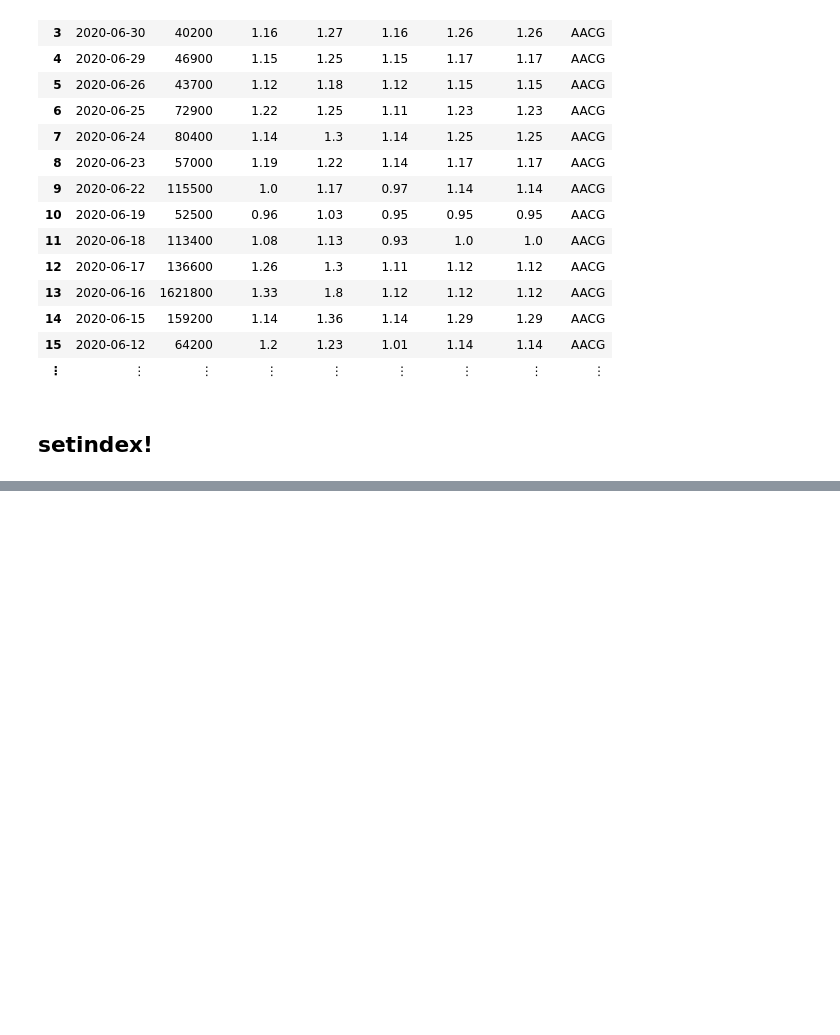
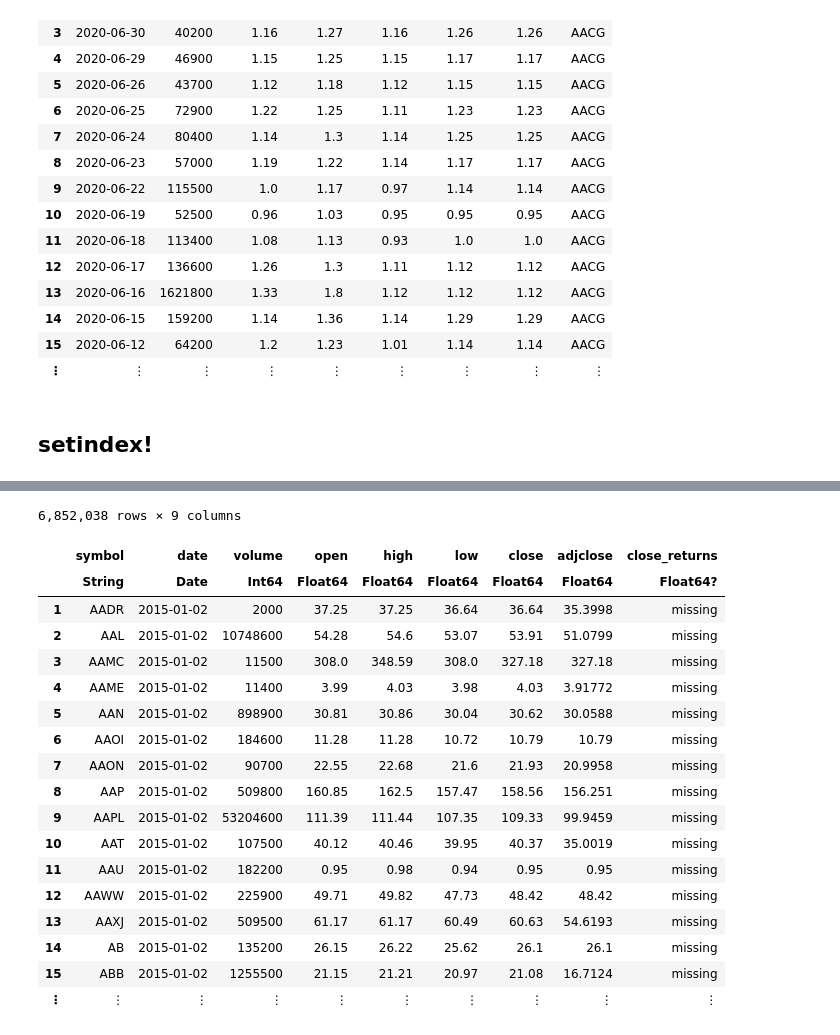
Before and after one commit to bkamins/JuliaCon2020-DataFrames-Tutorial, a Jupyter notebook: indexing_part1_introduction.ipynb, the cells around one changed output, grey strips where cells are left out. Drawn from its saved outputs; the diff is of its cells as text; code cells hidden in the pictures; blank space fills up the shorter version.

```diff
--- a/indexing_part1_introduction.ipynb
+++ b/indexing_part1_introduction.ipynb
@@ -755,0 +786,2 @@ Last Group (333 rows): symbol = "AACG"
+# %%
+x[1, 1:4] = [1 2; 3 4]
@@ -755,0 +801,2 @@ Last Group (333 rows): symbol = "AACG"
+# %%
+x[1:4, 1] = [1 2; 3 4]
@@ -755,0 +889,2 @@ Last Group (333 rows): symbol = "AACG"
+# %%
+df = CSV.File("fh_5yrs.csv") |> DataFrame
@@ -755,0 +1004,2 @@ Last Group (333 rows): symbol = "AACG"
+# %%
+gdf = groupby(df, :symbol)
@@ -755,0 +1047,22 @@ Last Group (333 rows): symbol = "AACG"
+# %%
+transform!(gdf, :close => (x -> log.(x ./ lag(x))) => :close_returns)
+# %% [output]
+6,852,038 rows × 9 columns
+|  | symbol | date | volume | open | high | low | close | adjclose | close_returns |
+|  | String | Date | Int64 | Float64 | Float64 | Float64 | Float64 | Float64 | Float64? |
+| 1 | AADR | 2015-01-02 | 2000 | 37.25 | 37.25 | 36.64 | 36.64 | 35.3998 | missing |
+| 2 | AAL | 2015-01-02 | 10748600 | 54.28 | 54.6 | 53.07 | 53.91 | 51.0799 | missing |
+| 3 | AAMC | 2015-01-02 | 11500 | 308.0 | 348.59 | 308.0 | 327.18 | 327.18 | missing |
+| 4 | AAME | 2015-01-02 | 11400 | 3.99 | 4.03 | 3.98 | 4.03 | 3.91772 | missing |
+| 5 | AAN | 2015-01-02 | 898900 | 30.81 | 30.86 | 30.04 | 30.62 | 30.0588 | missing |
+| 6 | AAOI | 2015-01-02 | 184600 | 11.28 | 11.28 | 10.72 | 10.79 | 10.79 | missing |
+| 7 | AAON | 2015-01-02 | 90700 | 22.55 | 22.68 | 21.6 | 21.93 | 20.9958 | missing |
+| 8 | AAP | 2015-01-02 | 509800 | 160.85 | 162.5 | 157.47 | 158.56 | 156.251 | missing |
+| 9 | AAPL | 2015-01-02 | 53204600 | 111.39 | 111.44 | 107.35 | 109.33 | 99.9459 | missing |
+| 10 | AAT | 2015-01-02 | 107500 | 40.12 | 40.46 | 39.95 | 40.37 | 35.0019 | missing |
+| 11 | AAU | 2015-01-02 | 182200 | 0.95 | 0.98 | 0.94 | 0.95 | 0.95 | missing |
+| 12 | AAWW | 2015-01-02 | 225900 | 49.71 | 49.82 | 47.73 | 48.42 | 48.42 | missing |
+| 13 | AAXJ | 2015-01-02 | 509500 | 61.17 | 61.17 | 60.49 | 60.63 | 54.6193 | missing |
+| 14 | AB | 2015-01-02 | 135200 | 26.15 | 26.22 | 25.62 | 26.1 | 26.1 | missing |
+| 15 | ABB | 2015-01-02 | 1255500 | 21.15 | 21.21 | 20.97 | 21.08 | 16.7124 | missing |
+| ⋮ | ⋮ | ⋮ | ⋮ | ⋮ | ⋮ | ⋮ | ⋮ | ⋮ | ⋮ |
```
Also changed, not shown: parts of 50 cells of this notebook, 4 other files.
